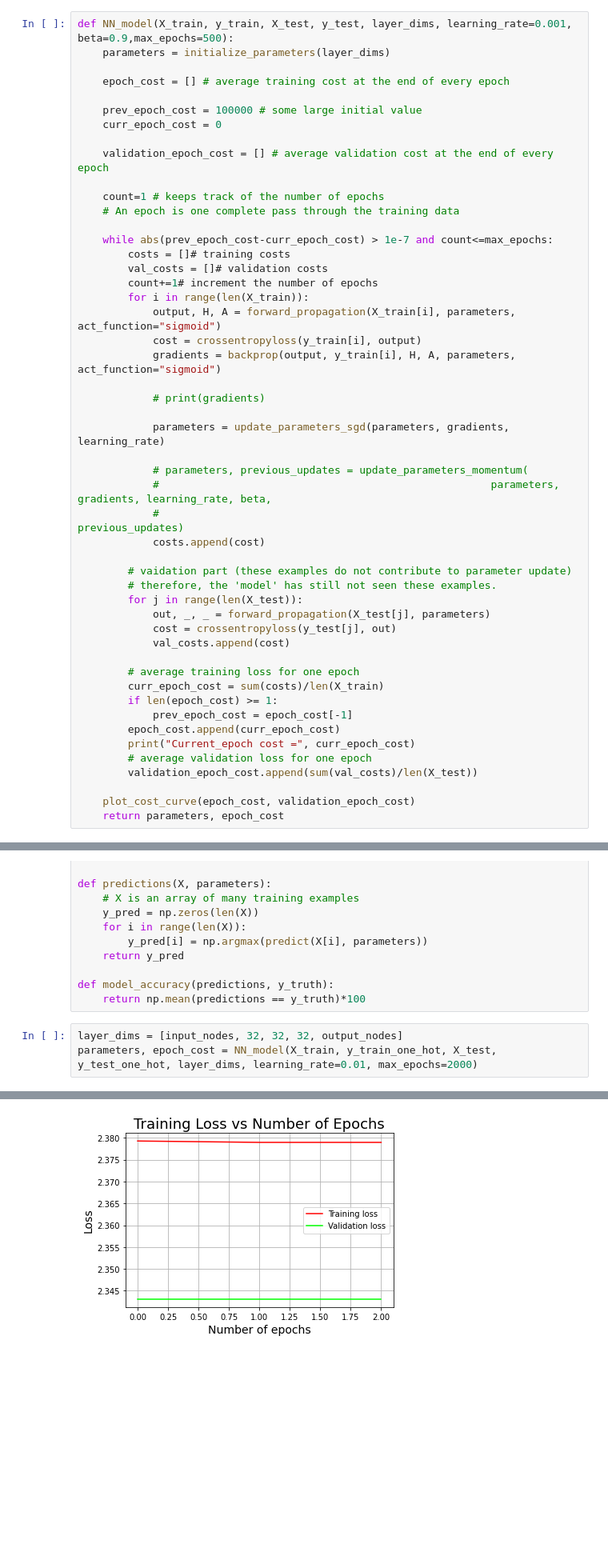
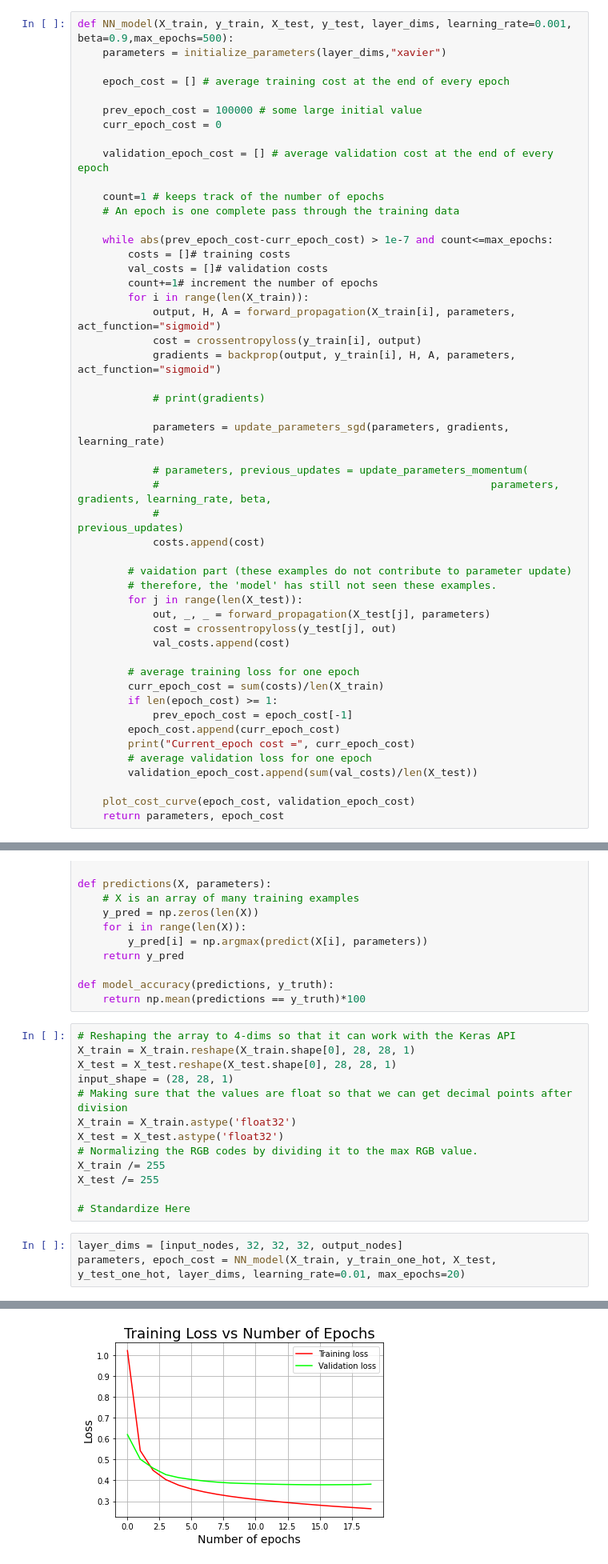
Before and after one commit to tfredrick112/CS6910-A1, a Jupyter notebook: CS6910_Assignment_1.ipynb, the cells around one changed output, grey strips where cells are left out. Shown: that part at 80% size. Cells and saved outputs as stored; diff of their text form; blank space fills up the shorter version.

Commit message:
Tests for BackProp and codes with xavier part1

```diff
--- a/CS6910_Assignment_1.ipynb
+++ b/CS6910_Assignment_1.ipynb
@@ -244,7 +270,7 @@ def update_parameters_momentum(parameters, grads, learning_rate, beta, previous_
     return parameters, previous_updates
 # %%
 def NN_model(X_train, y_train, X_test, y_test, layer_dims, learning_rate=0.001, beta=0.9,max_epochs=500):
-    parameters = initialize_parameters(layer_dims)
+    parameters = initialize_parameters(layer_dims,"xavier")
 
     epoch_cost = [] # average training cost at the end of every epoch
 
@@ -321,7 +347,20 @@ def predictions(X, parameters):
 
 def model_accuracy(predictions, y_truth):
     return np.mean(predictions == y_truth)*100
+# %%
+# Reshaping the array to 4-dims so that it can work with the Keras API
+X_train = X_train.reshape(X_train.shape[0], 28, 28, 1)
+X_test = X_test.reshape(X_test.shape[0], 28, 28, 1)
+input_shape = (28, 28, 1)
+# Making sure that the values are float so that we can get decimal points after division
+X_train = X_train.astype('float32')
+X_test = X_test.astype('float32')
+# Normalizing the RGB codes by dividing it to the max RGB value.
+X_train /= 255
+X_test /= 255
+
+# Standardize Here
 # %%
 layer_dims = [input_nodes, 32, 32, 32, output_nodes]
-parameters, epoch_cost = NN_model(X_train, y_train_one_hot, X_test, y_test_one_hot, layer_dims, learning_rate=0.01, max_epochs=2000)
+parameters, epoch_cost = NN_model(X_train, y_train_one_hot, X_test, y_test_one_hot, layer_dims, learning_rate=0.01, max_epochs=20)
 # %% [output]
@@ -331,4 +387,4 @@ Current_epoch cost = 2.378959426383531
-[figure, old version]
+[figure, new version]
 # %%
 epoch_cost
 # %% [output]
```
Also changed, not shown: parts of 8 cells of this notebook.
